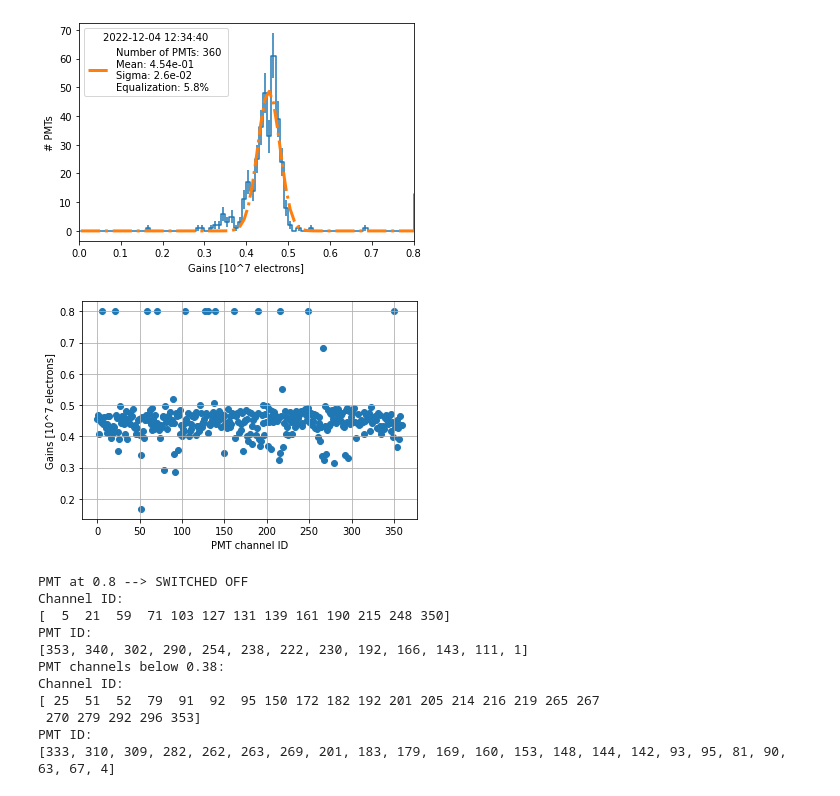
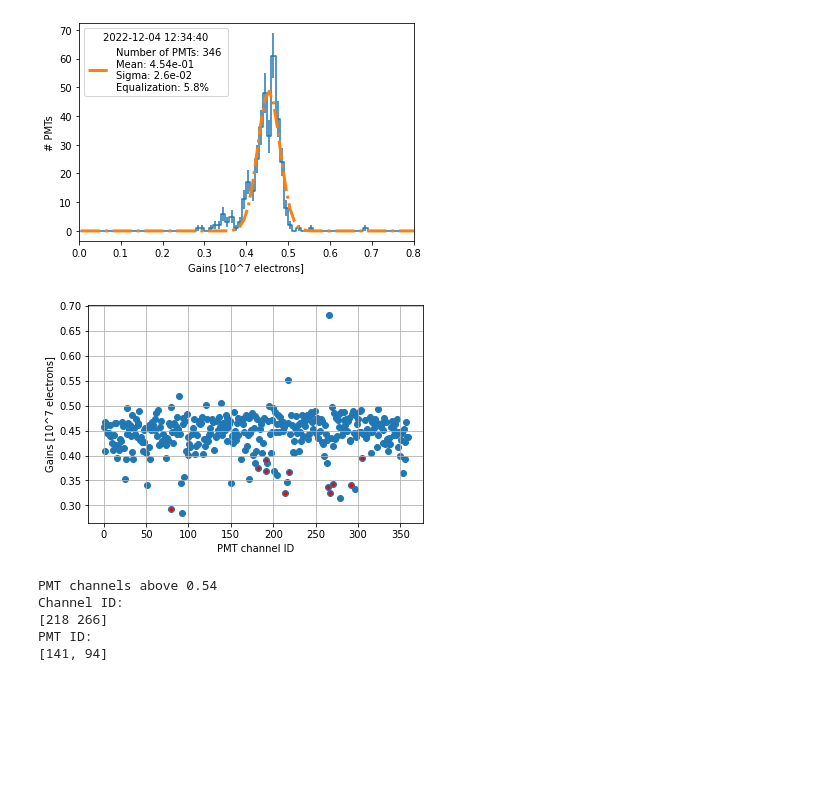
Before and after one commit to mvicenzi/pmt-calibration, a Jupyter notebook: analyze_runs/python/Test_fit.ipynb, the cells around one changed output. Cells and saved outputs as stored; diff of their text form; code cells hidden in the pictures; blank space fills up the shorter version.

```diff
--- a/analyze_runs/python/Test_fit.ipynb
+++ b/analyze_runs/python/Test_fit.ipynb
@@ -1,13 +1,20 @@
 # %%
 from helpers import *
 from gaussfit import *
+# %%
+# list of PMTs at 0 voltage form HV files
+# + disconnected pmts: 290
+offPMTs = [1, 111, 143, 166, 192, 230, 238, 254, 222, 302, 309, 340, 353, 290 ]
+
+# drifting PMTs --> wait for full list
+driftPMTs = [ 59, 63, 81, 93, 95, 142, 148, 169, 170, 179, 282]
 # %%
 file  = "../calibrationdb/backgroundphotons_run9208_1670178880.csv"#getMostRecentCalibration()
 timestamp=getTimestamp(file)
 
 print( "Loading data from: "+ file )
 
-data = getDataFrame(file, False)
+data = getDataFrame(file, offPMTs, False)
 
 data[["pmt", "q", "eq"]].to_csv("histogram_run9208_1670178880.csv")
 
@@ -20,37 +27,29 @@ Loading data from: ../calibrationdb/backgroundphotons_run9208_1670178880.csv
 [figure]
 # %%
 plt.scatter(data["pmt"],data["q"],marker="o")
+
+drift_channels = PMTid_to_channel(driftPMTs)
+drift_data = data[data['pmt'].isin(drift_channels)]
+plt.scatter(drift_data["pmt"],drift_data["q"],marker=".",color="red")
+
 plt.xlabel("PMT channel ID")
 plt.ylabel("Gains [10^7 electrons]")
 plt.grid()
 # %% [output]
-[figure, old version]
+[figure, new version]
 # %%
-ch_high = data.loc[ data["q"] > 0.7, "pmt"]
-ch_low = data.loc[ data["q"] < 0.38, "pmt"]
+ch_high = data.loc[ data["q"] > 0.54, "pmt"]
+ch_low = data.loc[ data["q"] < 0.4, "pmt"]
 
-print("PMT at 0.8 --> SWITCHED OFF")
-pmt_high = convertChtoPMTid(ch_high)
+print("PMT channels above 0.54")
+pmt_high = channel_to_PMTid(ch_high)
 print("Channel ID:")
 print( ch_high.to_numpy() )
 print("PMT ID:")
 print( pmt_high )
-
-print("PMT channels below 0.38:" )
-pmt_low = convertChtoPMTid(ch_low)
-print("Channel ID:")
-print( ch_low.to_numpy() )
-print("PMT ID:")
-print( pmt_low )
 # %% [output]
-PMT at 0.8 --> SWITCHED OFF
+PMT channels above 0.54
 Channel ID:
-[  5  21  59  71 103 127 131 139 161 190 215 248 350]
+[218 266]
 PMT ID:
-[353, 340, 302, 290, 254, 238, 222, 230, 192, 166, 143, 111, 1]
-PMT channels below 0.38:
-Channel ID:
-[ 25  51  52  79  91  92  95 150 172 182 192 201 205 214 216 219 265 267
- 270 279 292 296 353]
-PMT ID:
-[333, 310, 309, 282, 262, 263, 269, 201, 183, 179, 169, 160, 153, 148, 144, 142, 93, 95, 81, 90, 63, 67, 4]
+[141, 94]
```
Also changed, not shown: parts of 1 cell of this notebook, 1 other file.
